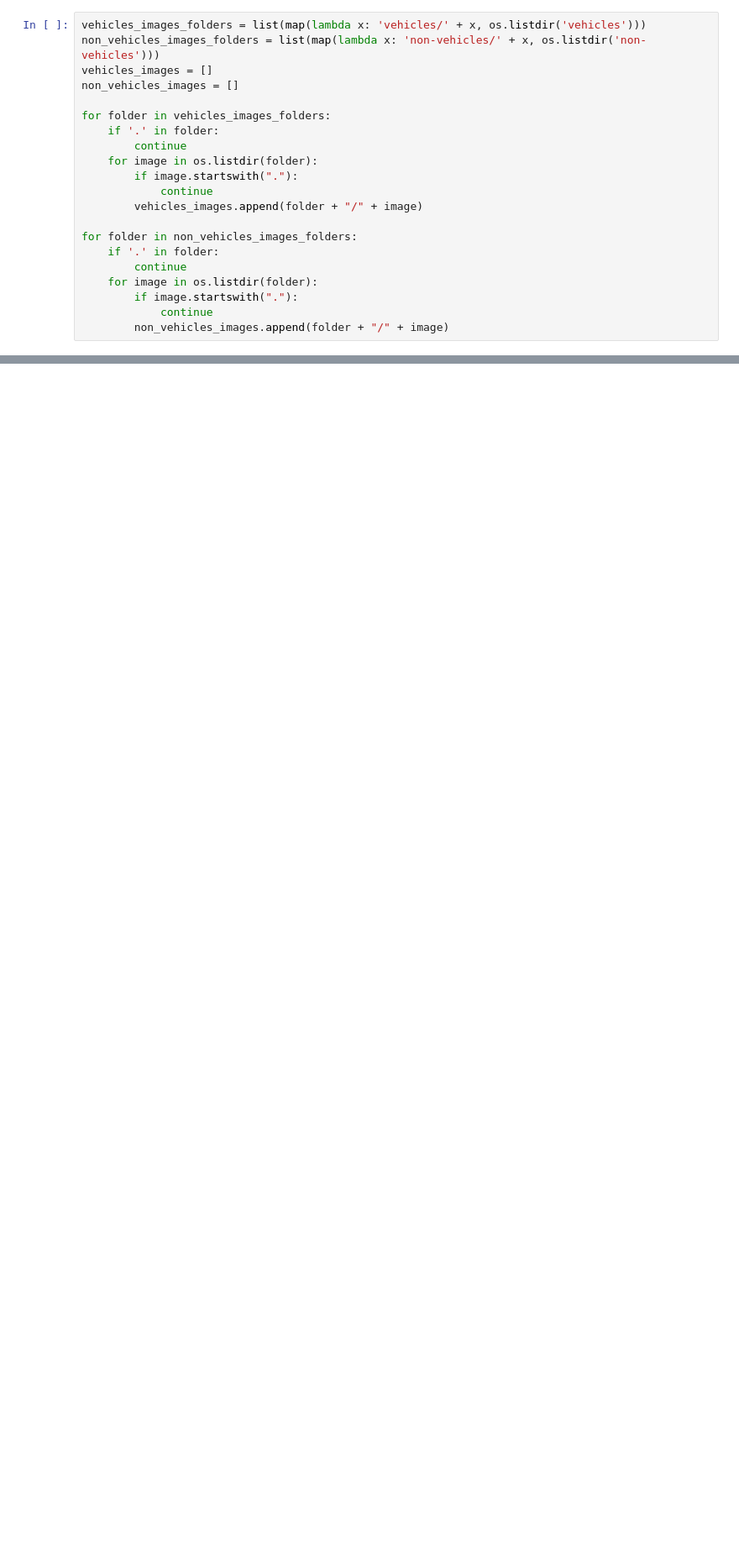
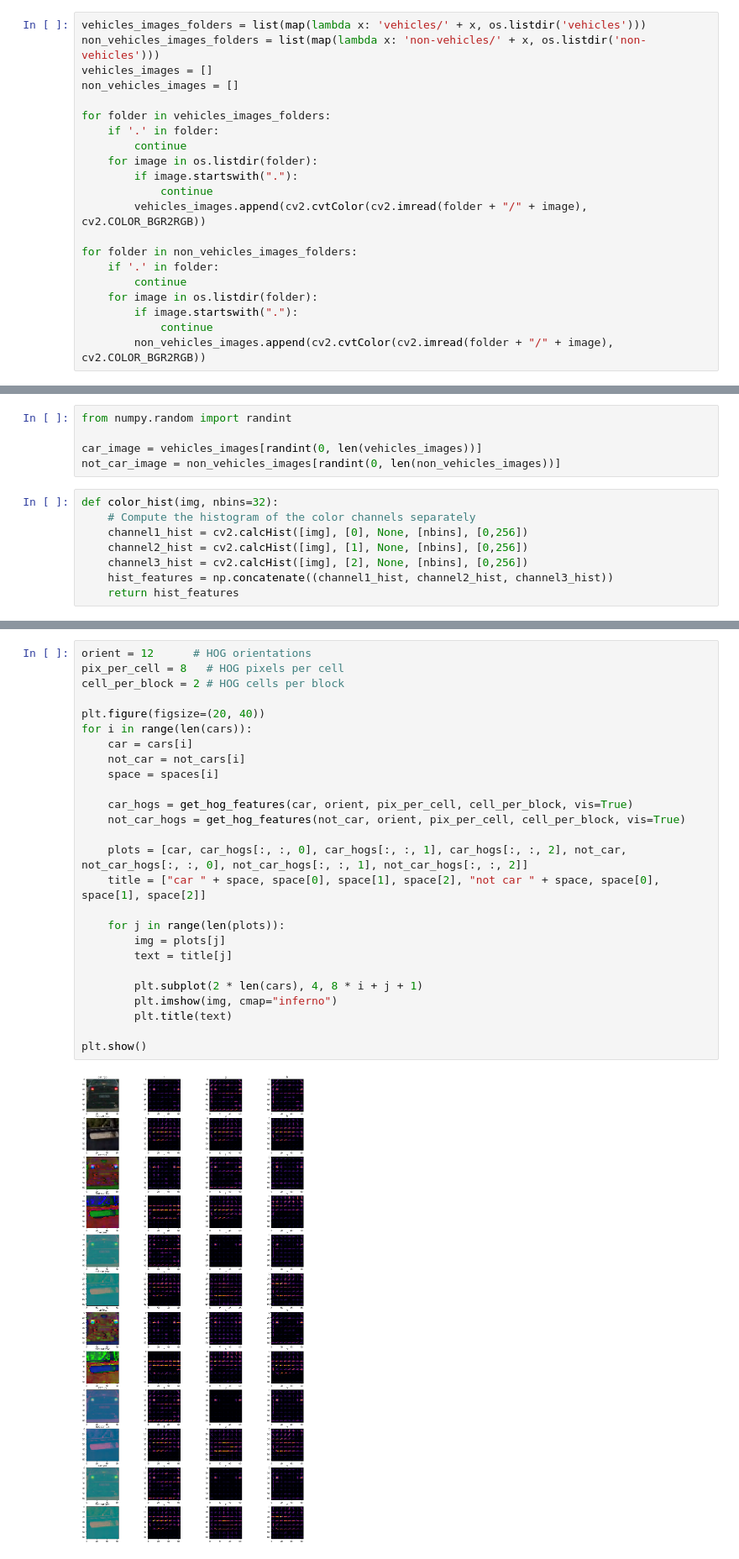
Before and after one commit to romannergachev/CarND-Vehicle-Detection, a Jupyter notebook: project.ipynb, the cells around one changed output, grey strips where cells are left out. Shown at 84% size. Drawn from its saved outputs; the diff is of its cells as text; blank space fills up the shorter version.

Commit message:
Add workflow for the single image

```diff
--- a/project.ipynb
+++ b/project.ipynb
@@ -19,7 +19,7 @@ for folder in vehicles_images_folders:
     for image in os.listdir(folder):
         if image.startswith("."):
             continue
-        vehicles_images.append(folder + "/" + image)
+        vehicles_images.append(cv2.cvtColor(cv2.imread(folder + "/" + image), cv2.COLOR_BGR2RGB))
 
 for folder in non_vehicles_images_folders:
     if '.' in folder:
@@ -27,4 +27,4 @@ for folder in non_vehicles_images_folders:
     for image in os.listdir(folder):
         if image.startswith("."):
             continue
-        non_vehicles_images.append(folder + "/" + image)
+        non_vehicles_images.append(cv2.cvtColor(cv2.imread(folder + "/" + image), cv2.COLOR_BGR2RGB))
@@ -165,0 +31,13 @@ def slide_window(img, x_start_stop=[None, None], y_start_stop=[None, None],
+# %%
+from numpy.random import randint
+
+car_image = vehicles_images[randint(0, len(vehicles_images))]
+not_car_image = non_vehicles_images[randint(0, len(non_vehicles_images))]
+# %%
+def color_hist(img, nbins=32):
+    # Compute the histogram of the color channels separately
+    channel1_hist = cv2.calcHist([img], [0], None, [nbins], [0,256])
+    channel2_hist = cv2.calcHist([img], [1], None, [nbins], [0,256])
+    channel3_hist = cv2.calcHist([img], [2], None, [nbins], [0,256])
+    hist_features = np.concatenate((channel1_hist, channel2_hist, channel3_hist))
+    return hist_features
@@ -165,0 +114,28 @@ def slide_window(img, x_start_stop=[None, None], y_start_stop=[None, None],
+# %%
+orient = 12      # HOG orientations
+pix_per_cell = 8   # HOG pixels per cell
+cell_per_block = 2 # HOG cells per block
+
+plt.figure(figsize=(20, 40))
+for i in range(len(cars)):
+    car = cars[i]
+    not_car = not_cars[i]
+    space = spaces[i]
+
+    car_hogs = get_hog_features(car, orient, pix_per_cell, cell_per_block, vis=True)
+    not_car_hogs = get_hog_features(not_car, orient, pix_per_cell, cell_per_block, vis=True)
+
+    plots = [car, car_hogs[:, :, 0], car_hogs[:, :, 1], car_hogs[:, :, 2], not_car, not_car_hogs[:, :, 0], not_car_hogs[:, :, 1], not_car_hogs[:, :, 2]]
+    title = ["car " + space, space[0], space[1], space[2], "not car " + space, space[0], space[1], space[2]]
+
+    for j in range(len(plots)):
+        img = plots[j]
+        text = title[j]
+
+        plt.subplot(2 * len(cars), 4, 8 * i + j + 1)
+        plt.imshow(img, cmap="inferno")
+        plt.title(text)
+
+plt.show()
+# %% [output]
+[figure, added]
```
Also changed, not shown: parts of 18 cells of this notebook, 1 other file.
